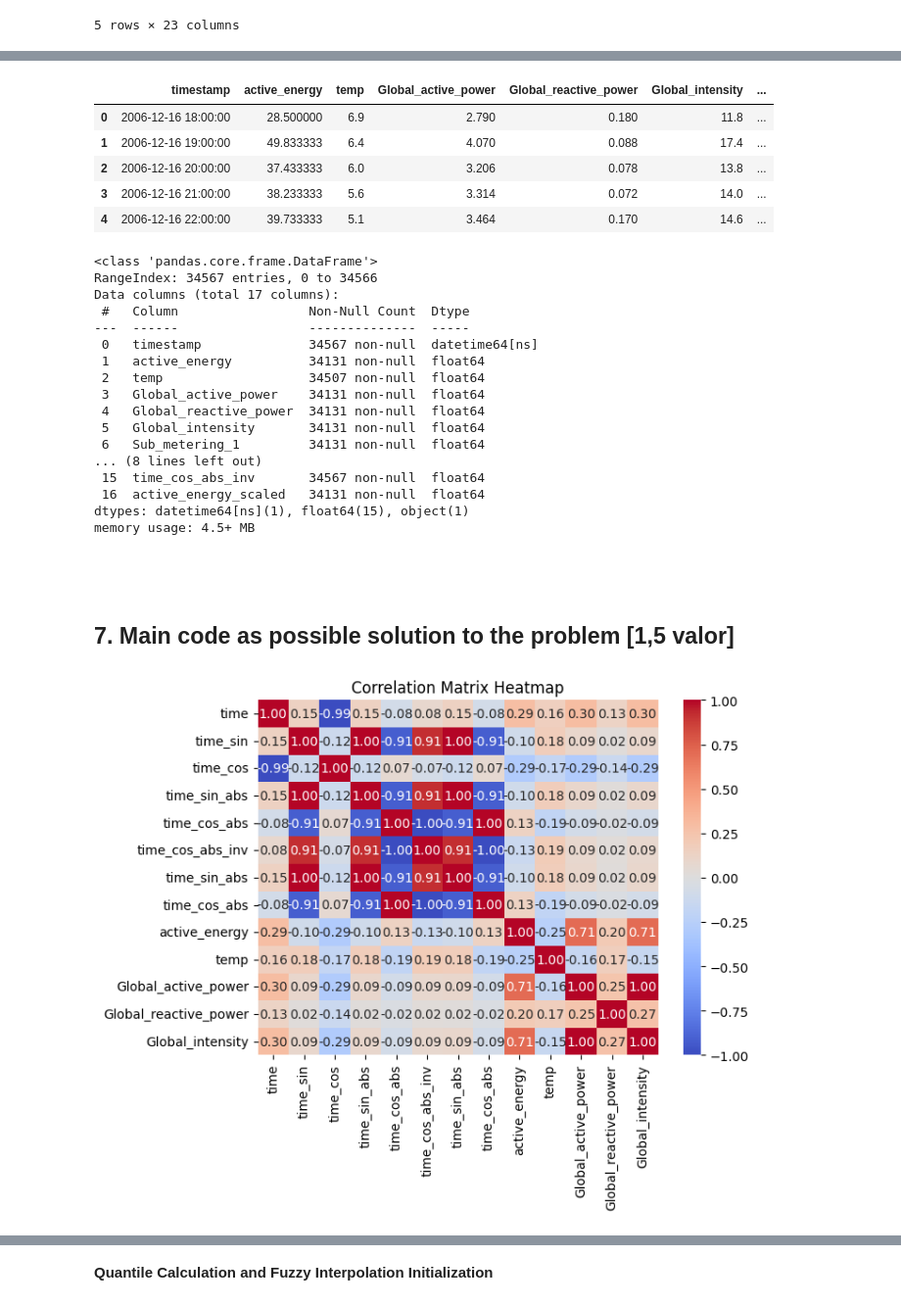
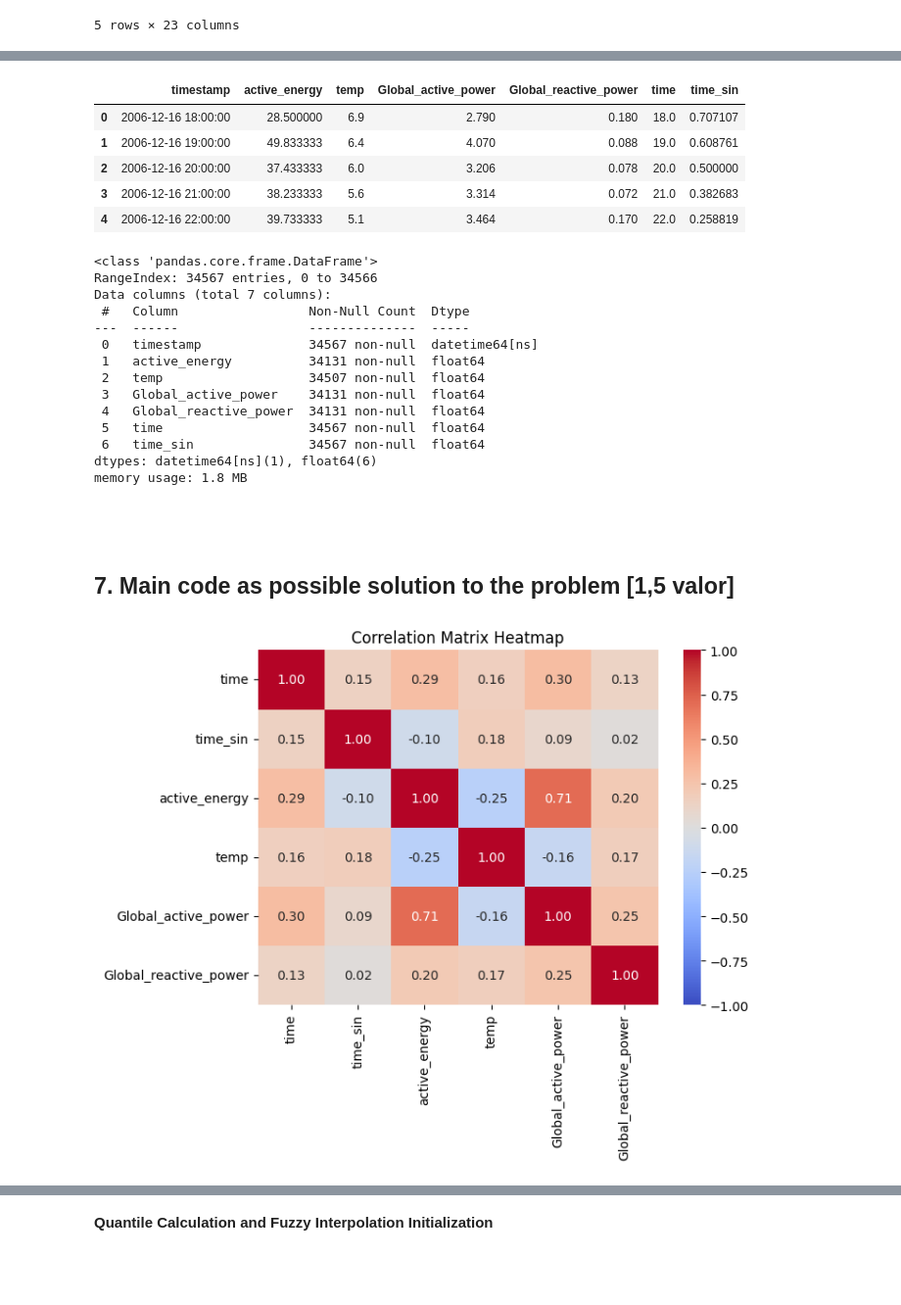
Before and after one commit to s126784/tmbd, a Jupyter notebook: Work-01-G1.ipynb, the cells around one changed output, grey strips where cells are left out. Shown at 98% size. Drawn from its saved outputs; the diff is of its cells as text; code cells hidden in the pictures; blank space fills up the shorter version.

```diff
--- a/Work-01-G1.ipynb
+++ b/Work-01-G1.ipynb
@@ -147,55 +144,25 @@ Here there are many variables, but we will use only three ones: time, active pow
 # %%
 ### lets extract our variable of interest
 
-data=data_init.copy()[['timestamp','active_energy', 'temp','Global_active_power', 'Global_reactive_power', 'Global_intensity', 'Sub_metering_1','Sub_metering_2','Sub_metering_3' ]]
-
-# Convert timestamp to datetime and then to time
-data['timestamp_formatted'] = pd.to_datetime(data['timestamp'], format='%d/%m/%Y %H:%M:%S').dt.time
+data=data_init.copy()[['timestamp','active_energy', 'temp','Global_active_power', 'Global_reactive_power']]
 
 # Convert times to minutes since midnight
 data['time'] = data['timestamp'].apply(lambda t: (t.hour + t.minute / 60))
 data['time_sin'] = np.sin(np.pi * data['time'] / 24)
-data['time_cos'] = np.cos(np.pi * data['time'] / 24)
-
-#normalize time_cos to abs values
-data['time_cos_abs'] = np.abs(data['time_cos'])
-data['time_sin_abs'] = np.abs(data['time_sin'])
-
-data['time_cos_abs_inv'] = 1 - data['time_cos_abs']
-
-
-data['active_energy_scaled'] = data['active_energy'] / data['active_energy'].max()
-
 data.head()
 # %% [output]
-|  | timestamp | active_energy | temp | Global_active_power | Global_reactive_power | Global_intensity | ... |
-| 0 | 2006-12-16 18:00:00 | 28.500000 | 6.9 | 2.790 | 0.180 | 11.8 | ... |
-| 1 | 2006-12-16 19:00:00 | 49.833333 | 6.4 | 4.070 | 0.088 | 17.4 | ... |
-| 2 | 2006-12-16 20:00:00 | 37.433333 | 6.0 | 3.206 | 0.078 | 13.8 | ... |
-| 3 | 2006-12-16 21:00:00 | 38.233333 | 5.6 | 3.314 | 0.072 | 14.0 | ... |
-| 4 | 2006-12-16 22:00:00 | 39.733333 | 5.1 | 3.464 | 0.170 | 14.6 | ... |
+|  | timestamp | active_energy | temp | Global_active_power | Global_reactive_power | time | time_sin |
+| 0 | 2006-12-16 18:00:00 | 28.500000 | 6.9 | 2.790 | 0.180 | 18.0 | 0.707107 |
+| 1 | 2006-12-16 19:00:00 | 49.833333 | 6.4 | 4.070 | 0.088 | 19.0 | 0.608761 |
+| 2 | 2006-12-16 20:00:00 | 37.433333 | 6.0 | 3.206 | 0.078 | 20.0 | 0.500000 |
+| 3 | 2006-12-16 21:00:00 | 38.233333 | 5.6 | 3.314 | 0.072 | 21.0 | 0.382683 |
+| 4 | 2006-12-16 22:00:00 | 39.733333 | 5.1 | 3.464 | 0.170 | 22.0 | 0.258819 |
 # %%
-# plot the historical data
-
-#use first 100 data points
-# data_sample = data.head(80)
-
-# plt.figure(figsize=(14, 7))
-# plt.plot(data_sample['timestamp'], data_sample['time_cos_abs'], label='time_cos')
-# plt.plot(data_sample['timestamp'], data_sample['time_sin_abs'], label='time_sin')
-# plt.plot(data_sample['timestamp'], data_sample['active_energy_scaled'], label='active energy')
-# plt.xticks(data_sample['timestamp'], data_sample['timestamp_formatted'], rotation=45)
-
-# plt.xlabel('Date')
-# plt.ylabel('Active Energy')
-# plt.title('Active Energy vs Date')
-# plt.legend()
-# plt.show()
 data.info()
 # %% [output]
 <class 'pandas.core.frame.DataFrame'>
 RangeIndex: 34567 entries, 0 to 34566
-Data columns (total 17 columns):
+Data columns (total 7 columns):
  #   Column                 Non-Null Count  Dtype
 ---  ------                 --------------  -----
  0   timestamp              34567 non-null  datetime64[ns]
@@ -203,29 +170,26 @@ Data columns (total 17 columns):
  2   temp                   34507 non-null  float64
  3   Global_active_power    34131 non-null  float64
  4   Global_reactive_power  34131 non-null  float64
- 5   Global_intensity       34131 non-null  float64
- 6   Sub_metering_1         34131 non-null  float64
-... (8 lines left out)
- 15  time_cos_abs_inv       34567 non-null  float64
- 16  active_energy_scaled   34131 non-null  float64
-dtypes: datetime64[ns](1), float64(15), object(1)
-memory usage: 4.5+ MB
+ 5   time                   34567 non-null  float64
+ 6   time_sin               34567 non-null  float64
+dtypes: datetime64[ns](1), float64(6)
+memory usage: 1.8 MB
 # %% [markdown]
 <br><br>
 
 ## 7. Main code as possible solution to the problem [1,5 valor]
 # %%
-data_ff=data[['time', 'time_sin', 'time_cos', 'time_sin_abs', 'time_cos_abs', 'time_cos_abs_inv', 'time_sin_abs', 'time_cos_abs', 'active_energy', 'temp', 'Global_active_power', 'Global_reactive_power', 'Global_intensity']]
+data_filtered=data[['time', 'time_sin', 'active_energy', 'temp', 'Global_active_power', 'Global_reactive_power']]
 
 #heatmap to better understand relationship between variables.
 
 # Compute correlation matrix for these columns
-correlation_matrix = data_ff.corr()
+correlation_matrix = data_filtered.corr()
 
 # Plot the heatmap
 plt.figure(figsize=(7,5))
 sns.heatmap(correlation_matrix, annot=True, cmap="coolwarm", vmin=-1, vmax=1, fmt=".2f")
 plt.title("Correlation Matrix Heatmap")
 plt.show()
 # %% [output]
-[figure, old version]
+[figure, new version]
```
Also changed, not shown: parts of 12 cells of this notebook.
